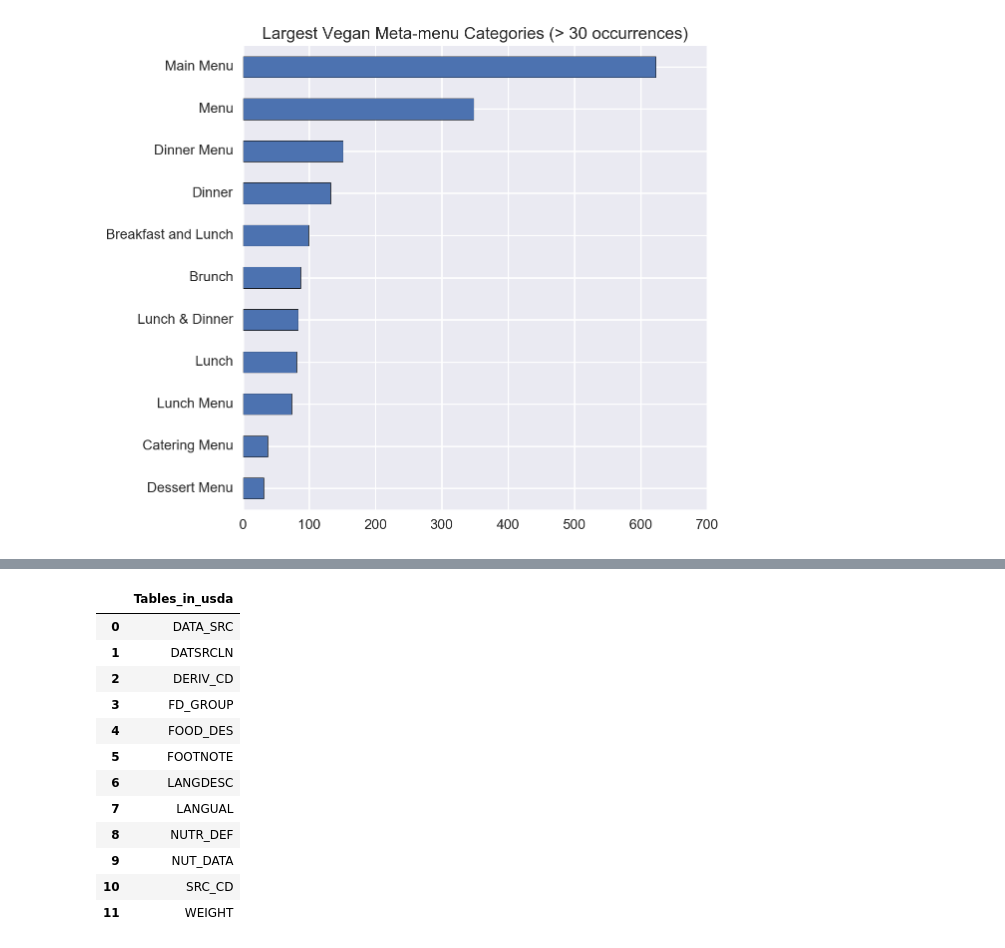
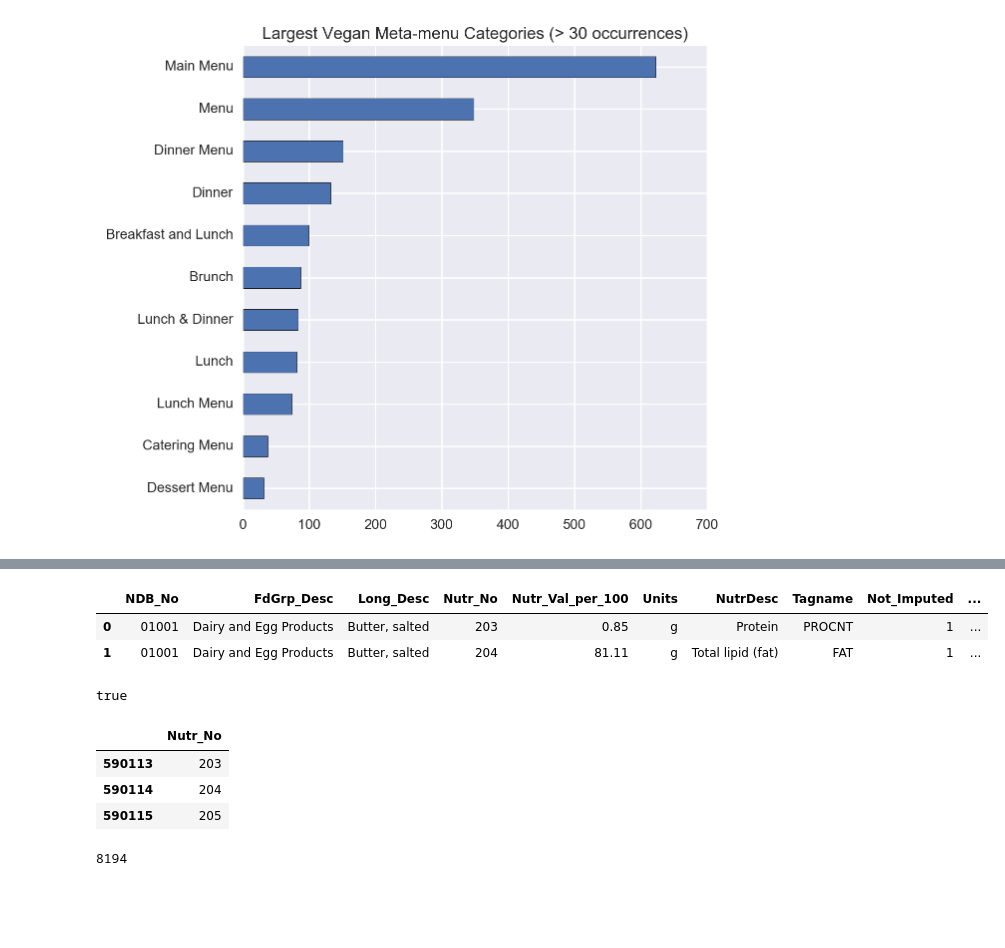
Before and after one commit to AnotherGuitar/DSI-SF-4-anotherguitar, a Jupyter notebook: projects/Capstone Stuff/EDA.ipynb, the cells around one changed output, grey strips where cells are left out. Saved outputs shown, nothing was run; the diff lists cells and outputs as text; code cells hidden in the pictures; blank space fills up the shorter version.

```diff
--- a/projects/Capstone Stuff/EDA.ipynb
+++ b/projects/Capstone Stuff/EDA.ipynb
@@ -330,2 +483,25 @@ vegan_update.head()
+# %%
+usda.head(2)
+# %% [output]
+|  | NDB_No | FdGrp_Desc | Long_Desc | Nutr_No | Nutr_Val_per_100 | Units | NutrDesc | Tagname | Not_Imputed | ... |
+| 0 | 01001 | Dairy and Egg Products | Butter, salted | 203 | 0.85 | g | Protein | PROCNT | 1 | ... |
+| 1 | 01001 | Dairy and Egg Products | Butter, salted | 204 | 81.11 | g | Total lipid (fat) | FAT | 1 | ... |
+# %%
+keyword = 'bakery'
+if keyword.lower() in ', '.join(usda.Long_Desc.values).lower():
+    print "true"
+# %% [output]
+true
+# %%
+usda[usda.NDB_No == '43378'][usda.Nutr_Val_per_100 != 0][['Nutr_No']].head(3)
+# %% [output]
+|  | Nutr_No |
+| 590113 | 203 |
+| 590114 | 204 |
+| 590115 | 205 |
+# %%
+len(set(Counter(usda.NDB_No).most_common()))
+# %% [output]
+8194
 # %%
 #Remember to check out textacy stuff on my Proposals notebook to help modeling/more advanced EDA that Keifer showed me
@@ -338,20 +507,0 @@ engine = create_engine("mysql://root@localhost:3306/usda")
-# %%
-# USDA Nutritional Data Schema
-sql = """
-SHOW TABLES
-"""
-pd.read_sql(sql, con=engine)
-# %% [output]
-|  | Tables_in_usda |
-| 0 | DATA_SRC |
-| 1 | DATSRCLN |
-| 2 | DERIV_CD |
-| 3 | FD_GROUP |
-| 4 | FOOD_DES |
-| 5 | FOOTNOTE |
-| 6 | LANGDESC |
-| 7 | LANGUAL |
-| 8 | NUTR_DEF |
-| 9 | NUT_DATA |
-| 10 | SRC_CD |
-| 11 | WEIGHT |
```
Also changed, not shown: parts of 18 cells of this notebook.
